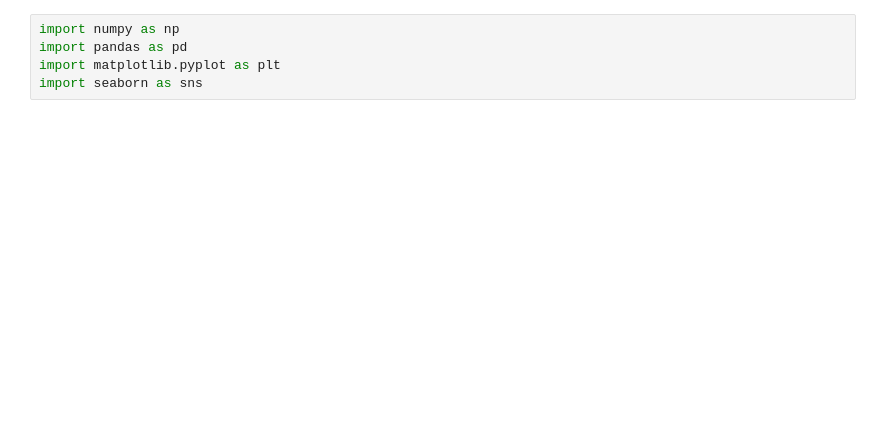
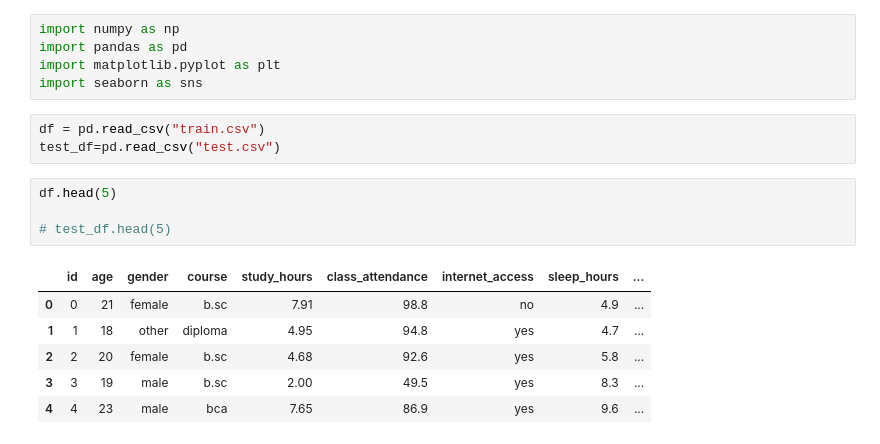
Before and after one commit to VisheshUnadkat13/Predicting-Student-Test-Scores-Kaggle-Competition, a Jupyter notebook: Student_Test_Performance.ipynb, the cells around one changed output. Cells and saved outputs as stored; diff of their text form; blank space fills up the shorter version.

```diff
--- a/Student_Test_Performance.ipynb
+++ b/Student_Test_Performance.ipynb
@@ -3,3 +3,17 @@ import numpy as np
 import pandas as pd
 import matplotlib.pyplot as plt
 import seaborn as sns
+# %%
+df = pd.read_csv("train.csv")
+test_df=pd.read_csv("test.csv")
+# %%
+df.head(5)
+
+# test_df.head(5)
+# %% [output]
+|  | id | age | gender | course | study_hours | class_attendance | internet_access | sleep_hours | ... |
+| 0 | 0 | 21 | female | b.sc | 7.91 | 98.8 | no | 4.9 | ... |
+| 1 | 1 | 18 | other | diploma | 4.95 | 94.8 | yes | 4.7 | ... |
+| 2 | 2 | 20 | female | b.sc | 4.68 | 92.6 | yes | 5.8 | ... |
+| 3 | 3 | 19 | male | b.sc | 2.00 | 49.5 | yes | 8.3 | ... |
+| 4 | 4 | 23 | male | bca | 7.65 | 86.9 | yes | 9.6 | ... |
```
Also changed, not shown: parts of 5 cells of this notebook.
